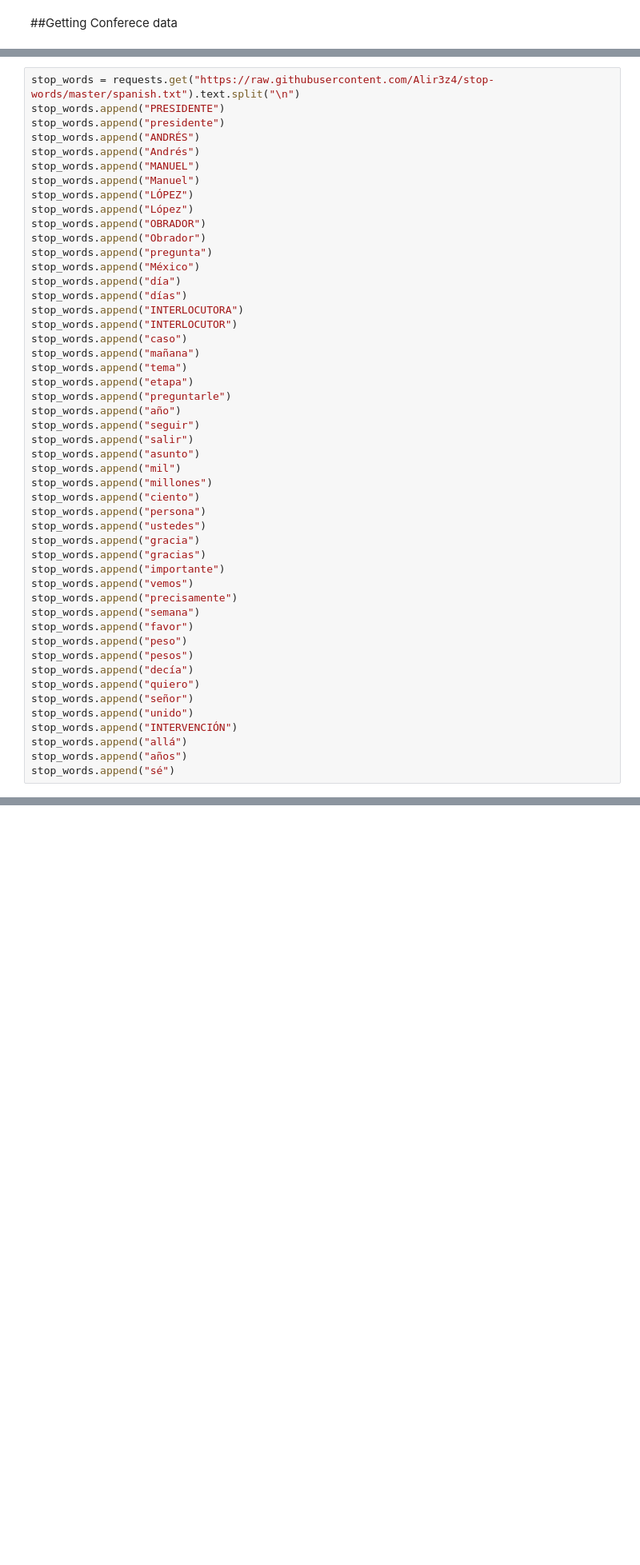
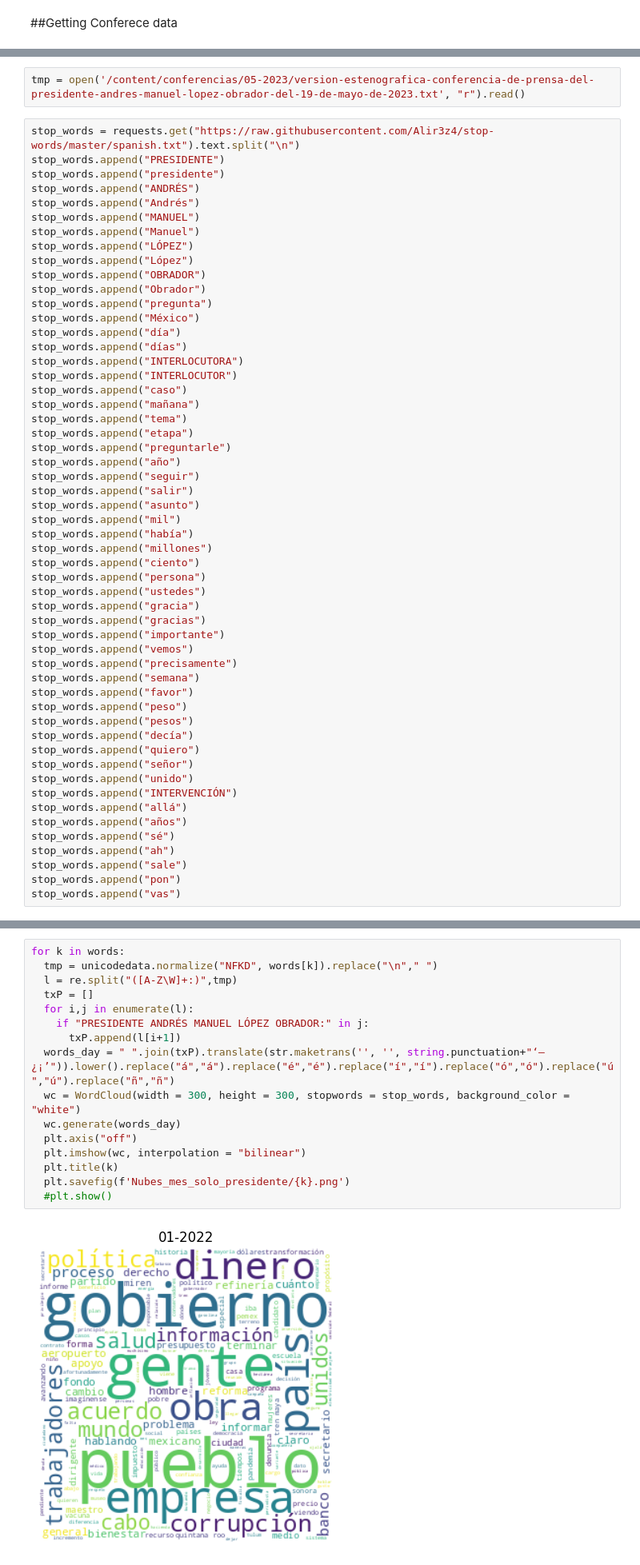
Before and after one commit to filosoficaguilar/Research_pobreza, a Jupyter notebook: Pobreza_Energetica_v1_0_.ipynb, the cells around one changed output, grey strips where cells are left out. Shown at 80% size. Saved outputs shown, nothing was run; the diff lists cells and outputs as text; blank space fills up the shorter version.

```diff
--- a/Pobreza_Energetica_v1_0_.ipynb
+++ b/Pobreza_Energetica_v1_0_.ipynb
@@ -354,3 +353,5 @@ dict_keys(['05-2020', '11-2020', '10-2022', '01-2021', '07-2019', '04-2023', '08
+# %%
+tmp = open('/content/conferencias/05-2023/version-estenografica-conferencia-de-prensa-del-presidente-andres-manuel-lopez-obrador-del-19-de-mayo-de-2023.txt', "r").read()
 # %%
 stop_words = requests.get("https://raw.githubusercontent.com/Alir3z4/stop-words/master/spanish.txt").text.split("\n")
 stop_words.append("PRESIDENTE")
@@ -379,6 +380,7 @@ stop_words.append("seguir")
 stop_words.append("salir")
 stop_words.append("asunto")
 stop_words.append("mil")
+stop_words.append("había")
 stop_words.append("millones")
 stop_words.append("ciento")
 stop_words.append("persona")
@@ -400,3 +402,7 @@ stop_words.append("INTERVENCIÓN")
 stop_words.append("allá")
 stop_words.append("años")
 stop_words.append("sé")
+stop_words.append("ah")
+stop_words.append("sale")
+stop_words.append("pon")
+stop_words.append("vas")
@@ -406,0 +409,18 @@ file_path
+# %%
+for k in words:
+  tmp = unicodedata.normalize("NFKD", words[k]).replace("\n"," ")
+  l = re.split("([A-Z\W]+:)",tmp)
+  txP = []
+  for i,j in enumerate(l):
+    if "PRESIDENTE ANDRÉS MANUEL LÓPEZ OBRADOR:" in j:
+      txP.append(l[i+1])
+  words_day = " ".join(txP).translate(str.maketrans('', '', string.punctuation+"‘—¿¡’")).lower().replace("á","á").replace("é","é").replace("í","í").replace("ó","ó").replace("ú","ú").replace("ñ","ñ")
+  wc = WordCloud(width = 300, height = 300, stopwords = stop_words, background_color = "white")
+  wc.generate(words_day)
+  plt.axis("off")
+  plt.imshow(wc, interpolation = "bilinear")
+  plt.title(k)
+  plt.savefig(f'Nubes_mes_solo_presidente/{k}.png')
+  #plt.show()
+# %% [output]
+[figure, added]
```
Also changed, not shown: parts of 13 cells of this notebook.
